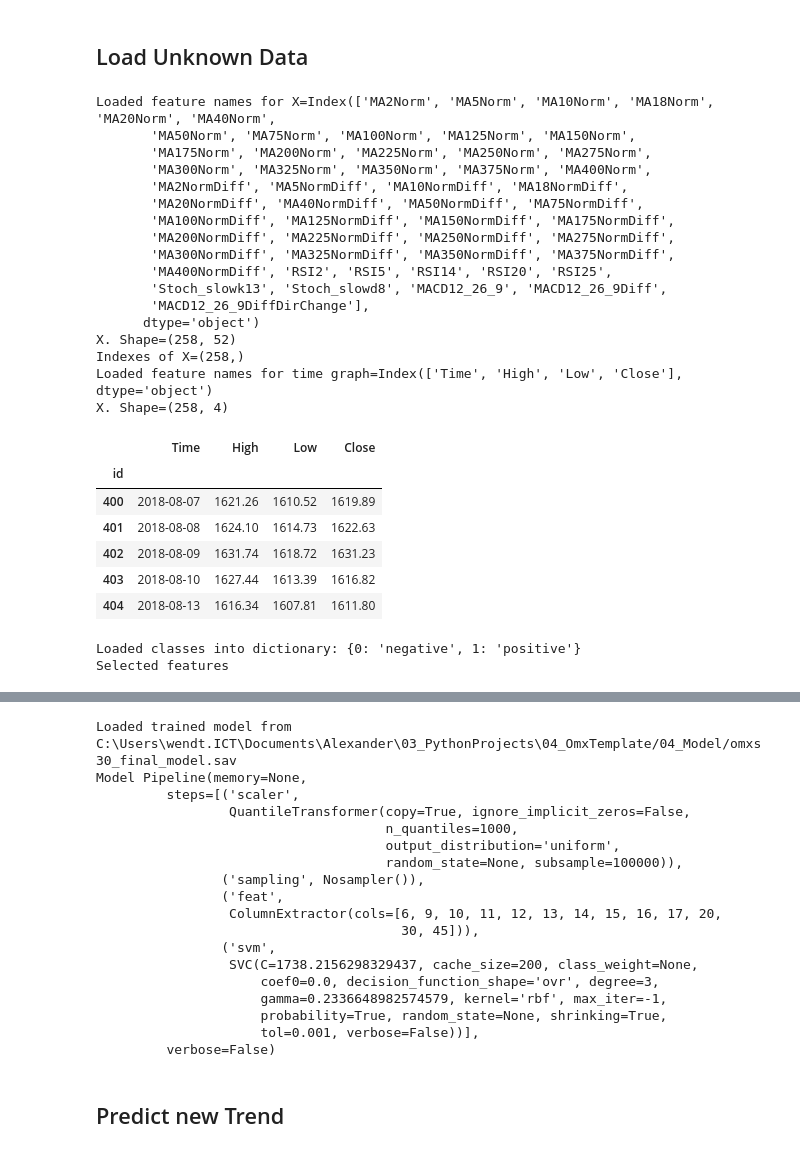
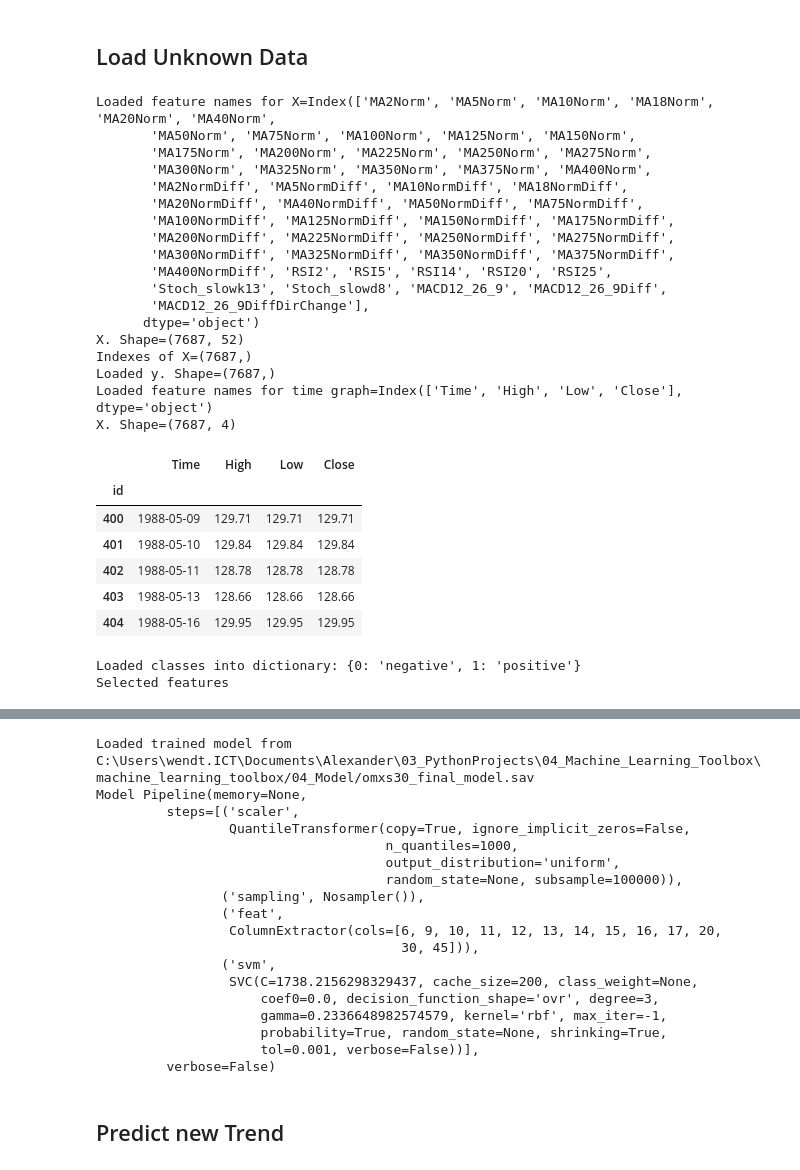
Before and after one commit to alexanderwendt/sklearn_ml_toolbox, a Jupyter notebook: OMX_S50_Prediction.ipynb, the cells around one changed output, grey strips where cells are left out. Cells and saved outputs as stored; diff of their text form; code cells hidden in the pictures.

```diff
--- a/OMX_S50_Prediction.ipynb
+++ b/OMX_S50_Prediction.ipynb
@@ -11,17 +11,24 @@ In this notebook, the following happens:
 # %%
 import os
 
+display_labelled_data = True #Set this true if labelled test data shall be displayed, Set false if no labels are available
+
 filetraindataresultdirectory = '02_Training_Data'
-filetestdataresultdirectory = '03_Test_Prepared_Data'
+#filetestdataresultdirectory = '03_Test_Prepared_Data'
+filetestdataresultdirectory = '02_Training_Data'
 modelresultdirectory = '04_Model'
 finalresultdirectory = '05_Results'
 
 filenametrainprefix = 'omxs30'
-filenametestprefix = 'omxs30_test'
+#filenametestprefix = 'omxs30_test'
+filenametestprefix = 'omxs30'
 filenameXsuffix = ''
 filenameysuffix = '_prediction_LongTrend'
+filenamelabelledysuffix = '_LongTrend'
 
 X_filename_test = filetestdataresultdirectory + "/" + filenametestprefix + "_X" + filenameXsuffix + ".csv"
+y_filename_test = filetestdataresultdirectory + "/" + filenametestprefix + "_y" + filenamelabelledysuffix + ".csv"
+
 y_pred_filename = finalresultdirectory + "/" + filenametestprefix + "_y" + filenameysuffix + ".csv"
 ylabel_filename = filetraindataresultdirectory + "/" + filenametrainprefix + "_y" + "_labels.csv"
 X_filename_selected_feature_column = filetraindataresultdirectory + "/" + filenametrainprefix + "_X" + filenameXsuffix + "_selected_feature_columns.csv"
@@ -30,5 +37,10 @@ filename_timegraph = filetestdataresultdirectory + "/" + filenametestprefix + "_
 
 model_filename =  os.getcwd() + "/" + modelresultdirectory + "/" + filenametrainprefix + "_final_model" + filenameXsuffix + ".sav"
 
-print("X train:{}\ny file name to be protected: {}\ny label: {}\nfeature columns: {}\n".format(X_filename_test, y_pred_filename, ylabel_filename, X_filename_selected_feature_column))
+print("X test: ", X_filename_test)
+print("Display labelled test data: ", display_labelled_data)
+print("y test: ", y_filename_test)
+print("y predicted: ", y_pred_filename)
+print("y label: ", ylabel_filename)
+print("feature columns: ", X_filename_selected_feature_column)
 # %% [output]
@@ -130,6 +144,14 @@ df_X = pd.read_csv(X_filename_test, delimiter=';').set_index('id')
 print("Loaded feature names for X={}".format(df_X.columns))
 print("X. Shape={}".format(df_X.shape))
 print("Indexes of X={}".format(df_X.index.shape))
+
+#Load y values
+if display_labelled_data == True:
+    df_y = pd.read_csv(y_filename_test, delimiter=';').set_index('id')
+    y = df_y.values.flatten()
+    print("Loaded y. Shape={}".format(y.shape))
+else:
+    print("No labelled data is loaded")
 
 #Load original data for visualization
 df_timegraph = pd.read_csv(filename_timegraph, delimiter=';').set_index('id')
@@ -142,41 +164,42 @@ display(df_timegraph.head())
 #Load classes
 df_y_classes = pd.read_csv(ylabel_filename, delimiter=';', header=None)
 y_classes = sup.inverse_dict(df_y_classes.set_index(df_y_classes.columns[0]).to_dict()[1])
 print("Loaded classes into dictionary: {}".format(y_classes))
 
 #Load list of feature columns
 df_feature_columns = pd.read_csv(X_filename_selected_feature_column, delimiter=';')
 print("Selected features")
 display(df_feature_columns)
 
 model = joblib.load(model_filename)
 print("Loaded trained model from ", model_filename)
 print("Model", model)
 # %% [output]
 Loaded feature names for X=Index(['MA2Norm', 'MA5Norm', 'MA10Norm', 'MA18Norm', 'MA20Norm', 'MA40Norm',
        'MA50Norm', 'MA75Norm', 'MA100Norm', 'MA125Norm', 'MA150Norm',
        'MA175Norm', 'MA200Norm', 'MA225Norm', 'MA250Norm', 'MA275Norm',
        'MA300Norm', 'MA325Norm', 'MA350Norm', 'MA375Norm', 'MA400Norm',
        'MA2NormDiff', 'MA5NormDiff', 'MA10NormDiff', 'MA18NormDiff',
        'MA20NormDiff', 'MA40NormDiff', 'MA50NormDiff', 'MA75NormDiff',
        'MA100NormDiff', 'MA125NormDiff', 'MA150NormDiff', 'MA175NormDiff',
        'MA200NormDiff', 'MA225NormDiff', 'MA250NormDiff', 'MA275NormDiff',
        'MA300NormDiff', 'MA325NormDiff', 'MA350NormDiff', 'MA375NormDiff',
        'MA400NormDiff', 'RSI2', 'RSI5', 'RSI14', 'RSI20', 'RSI25',
        'Stoch_slowk13', 'Stoch_slowd8', 'MACD12_26_9', 'MACD12_26_9Diff',
        'MACD12_26_9DiffDirChange'],
       dtype='object')
-X. Shape=(258, 52)
-Indexes of X=(258,)
+X. Shape=(7687, 52)
+Indexes of X=(7687,)
+Loaded y. Shape=(7687,)
 Loaded feature names for time graph=Index(['Time', 'High', 'Low', 'Close'], dtype='object')
-X. Shape=(258, 4)
+X. Shape=(7687, 4)
 |  | Time | High | Low | Close |
 | id |  |  |  |  |
-| 400 | 2018-08-07 | 1621.26 | 1610.52 | 1619.89 |
-| 401 | 2018-08-08 | 1624.10 | 1614.73 | 1622.63 |
-| 402 | 2018-08-09 | 1631.74 | 1618.72 | 1631.23 |
-| 403 | 2018-08-10 | 1627.44 | 1613.39 | 1616.82 |
-| 404 | 2018-08-13 | 1616.34 | 1607.81 | 1611.80 |
+| 400 | 1988-05-09 | 129.71 | 129.71 | 129.71 |
+| 401 | 1988-05-10 | 129.84 | 129.84 | 129.84 |
+| 402 | 1988-05-11 | 128.78 | 128.78 | 128.78 |
+| 403 | 1988-05-13 | 128.66 | 128.66 | 128.66 |
+| 404 | 1988-05-16 | 129.95 | 129.95 | 129.95 |
 Loaded classes into dictionary: {0: 'negative', 1: 'positive'}
 Selected features
 |  | Lasso | Tree | Backward_Elimination | RecursiveTop13 | RecursiveTop26 | RecursiveTop39 | Manual | ... |
@@ -196,7 +219,7 @@ Selected features
 | 49 | NaN | NaN | NaN | NaN | NaN | NaN | NaN | ... |
 | 50 | NaN | NaN | NaN | NaN | NaN | NaN | NaN | ... |
 | 51 | NaN | NaN | NaN | NaN | NaN | NaN | NaN | ... |
-Loaded trained model from  C:\Users\wendt.ICT\Documents\Alexander\03_PythonProjects\04_OmxTemplate/04_Model/omxs30_final_model.sav
+Loaded trained model from  C:\Users\wendt.ICT\Documents\Alexander\03_PythonProjects\04_Machine_Learning_Toolbox\machine_learning_toolbox/04_Model/omxs30_final_model.sav
 Model Pipeline(memory=None,
          steps=[('scaler',
                  QuantileTransformer(copy=True, ignore_implicit_zeros=False,
```
Also changed, not shown: parts of 8 cells of this notebook, 9 other files.
